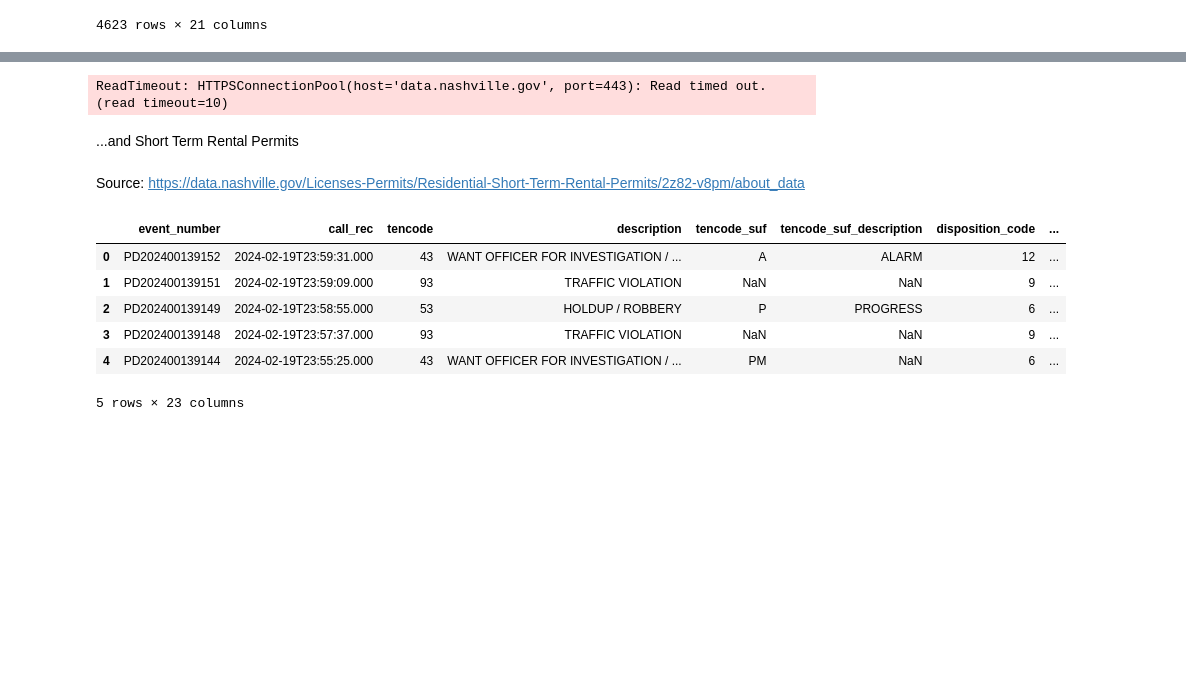
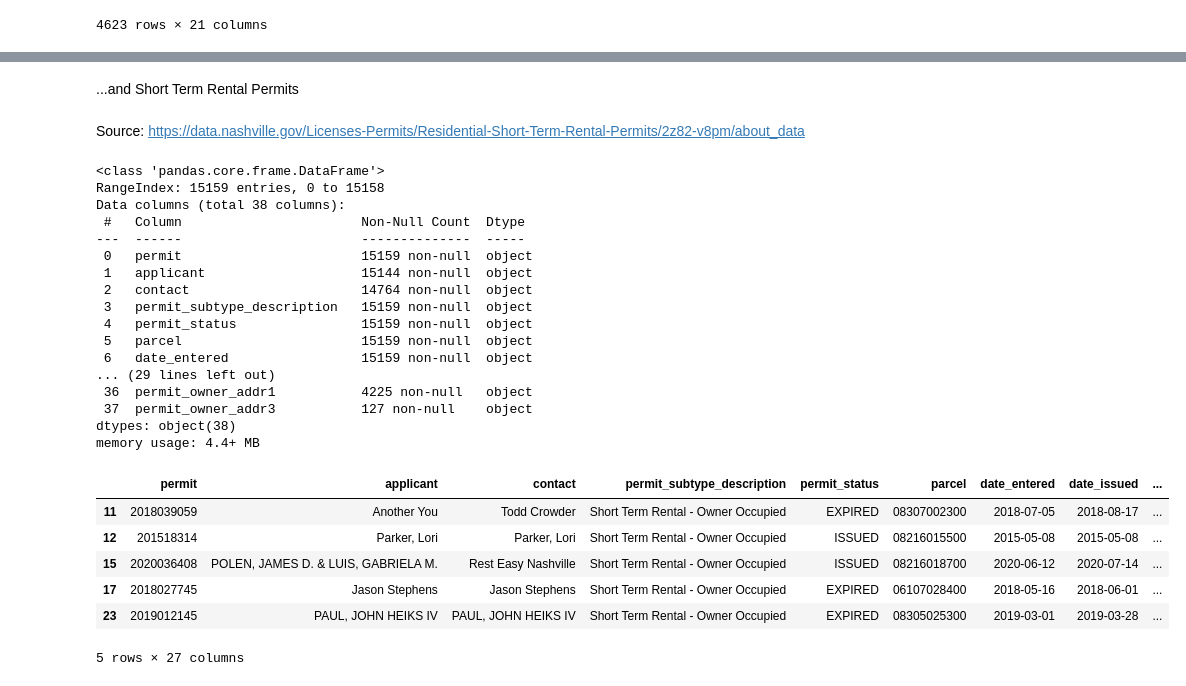
Before and after one commit to jchabinec/Making-Nashvilles-Streets-Safer, a Jupyter notebook: notebooks/get_data.ipynb, the cells around one changed output, grey strips where cells are left out. Drawn from its saved outputs; the diff is of its cells as text; code cells hidden in the pictures; blank space fills up the shorter version.

Commit message:
more detailed look at categorical data

```diff
--- a/notebooks/get_data.ipynb
+++ b/notebooks/get_data.ipynb
@@ -299,21 +296,42 @@ Source: https://data.nashville.gov/Police/Metro-Nashville-Police-Department-Call
-# %%
-mnpd_export = client.get("kwnd-qrrm", limit=5000000)
-mnpd_raw = pd.DataFrame.from_records(mnpd_export)
-mnpd_raw.head()
-# %% [output]
-ReadTimeout: HTTPSConnectionPool(host='data.nashville.gov', port=443): Read timed out. (read timeout=10)
 # %% [markdown]
 ...and Short Term Rental Permits<br><br>
 Source: https://data.nashville.gov/Licenses-Permits/Residential-Short-Term-Rental-Permits/2z82-v8pm/about_data
 # %%
-str_export = client.get("kwnd-qrrm", limit=100000)
-strs = pd.DataFrame.from_records(str_export)
-strs.head()
+str_export = client.get("2z82-v8pm", limit=100000)
+strs_raw = pd.DataFrame.from_records(str_export)
+strs_raw.info()
 # %% [output]
-|  | event_number | call_rec | tencode | description | tencode_suf | tencode_suf_description | disposition_code | ... |
-| 0 | PD202400139152 | 2024-02-19T23:59:31.000 | 43 | WANT OFFICER FOR INVESTIGATION / ... | A | ALARM | 12 | ... |
-| 1 | PD202400139151 | 2024-02-19T23:59:09.000 | 93 | TRAFFIC VIOLATION | NaN | NaN | 9 | ... |
-| 2 | PD202400139149 | 2024-02-19T23:58:55.000 | 53 | HOLDUP / ROBBERY | P | PROGRESS | 6 | ... |
-| 3 | PD202400139148 | 2024-02-19T23:57:37.000 | 93 | TRAFFIC VIOLATION | NaN | NaN | 9 | ... |
-| 4 | PD202400139144 | 2024-02-19T23:55:25.000 | 43 | WANT OFFICER FOR INVESTIGATION / ... | PM | NaN | 6 | ... |
-5 rows × 23 columns
+<class 'pandas.core.frame.DataFrame'>
+RangeIndex: 15159 entries, 0 to 15158
+Data columns (total 38 columns):
+ #   Column                       Non-Null Count  Dtype
+---  ------                       --------------  -----
+ 0   permit                       15159 non-null  object
+ 1   applicant                    15144 non-null  object
+ 2   contact                      14764 non-null  object
+ 3   permit_subtype_description   15159 non-null  object
+ 4   permit_status                15159 non-null  object
+ 5   parcel                       15159 non-null  object
+ 6   date_entered                 15159 non-null  object
+... (29 lines left out)
+ 36  permit_owner_addr1           4225 non-null   object
+ 37  permit_owner_addr3           127 non-null    object
+dtypes: object(38)
+memory usage: 4.4+ MB
+# %%
+strs_raw = strs_raw.drop([':@computed_region_p6sk_2acq', ':@computed_region_gxvr_9jxz', ':@computed_region_wvby_4s8j', ':@computed_region_3aw5_2wv7', ':@computed_region_cfa7_hbpz', ':@computed_region_sjpq_96s8', ':@computed_region_f73m_vb2k', ':@computed_region_c9xn_skx3', ':@computed_region_gisn_y5cm', ':@computed_region_v3ji_vzam', ':@computed_region_kdqx_a6fv'], axis=1)
+# %%
+strs_raw['date_entered'] = pd.to_datetime(strs_raw['date_entered'])
+strs_raw['date_issued'] = pd.to_datetime(strs_raw['date_issued'])
+strs_raw['expiration_date'] = pd.to_datetime(strs_raw['expiration_date'])
+# %%
+rentals = strs_raw[strs_raw['zip'].isin(['37206', '37216', '37115'])]
+rentals.head()
+# %% [output]
+|  | permit | applicant | contact | permit_subtype_description | permit_status | parcel | date_entered | date_issued | ... |
+| 11 | 2018039059 | Another You | Todd Crowder | Short Term Rental - Owner Occupied | EXPIRED | 08307002300 | 2018-07-05 | 2018-08-17 | ... |
+| 12 | 201518314 | Parker, Lori | Parker, Lori | Short Term Rental - Owner Occupied | ISSUED | 08216015500 | 2015-05-08 | 2015-05-08 | ... |
+| 15 | 2020036408 | POLEN, JAMES D. & LUIS, GABRIELA M. | Rest Easy Nashville | Short Term Rental - Owner Occupied | ISSUED | 08216018700 | 2020-06-12 | 2020-07-14 | ... |
+| 17 | 2018027745 | Jason Stephens | Jason Stephens | Short Term Rental - Owner Occupied | EXPIRED | 06107028400 | 2018-05-16 | 2018-06-01 | ... |
+| 23 | 2019012145 | PAUL, JOHN HEIKS IV | PAUL, JOHN HEIKS IV | Short Term Rental - Owner Occupied | EXPIRED | 08305025300 | 2019-03-01 | 2019-03-28 | ... |
+5 rows × 27 columns
```
Also changed, not shown: parts of 2 cells of this notebook, 4 other files.
